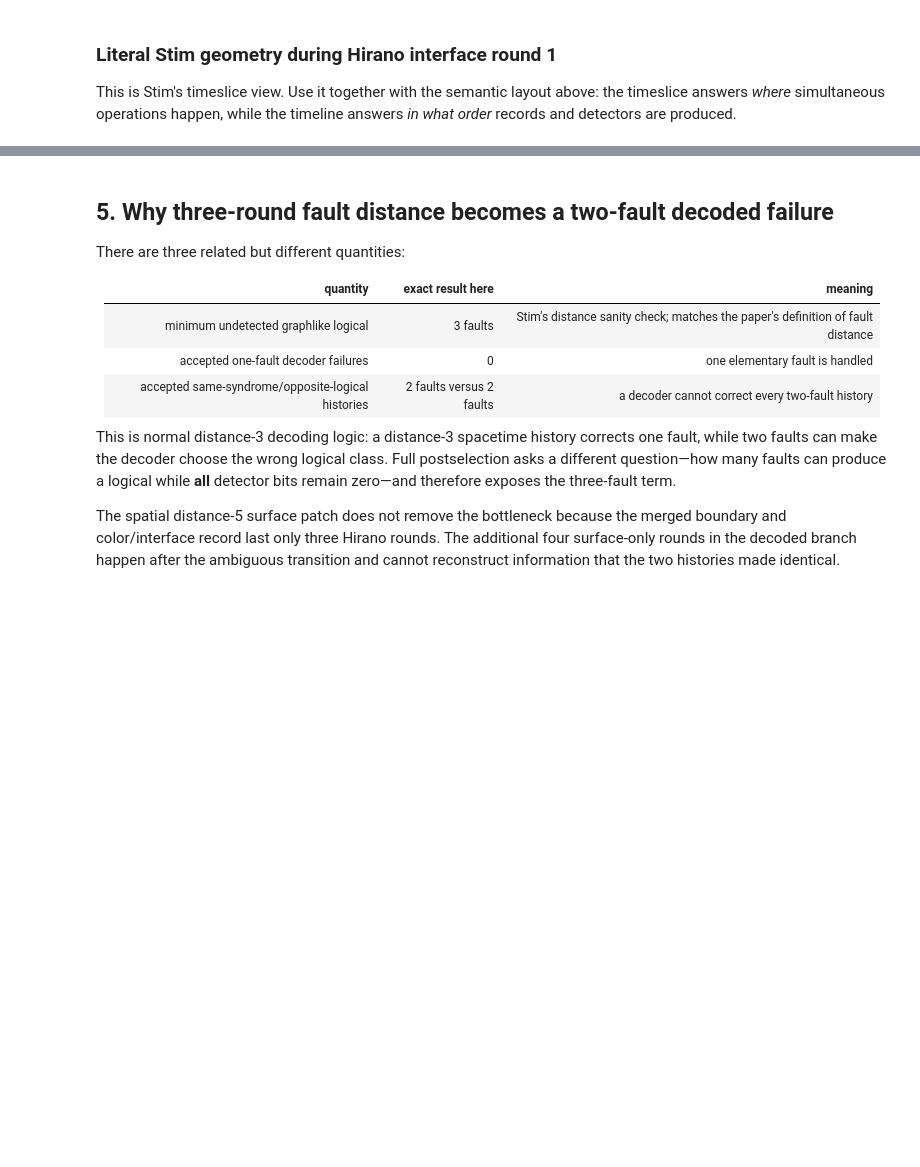
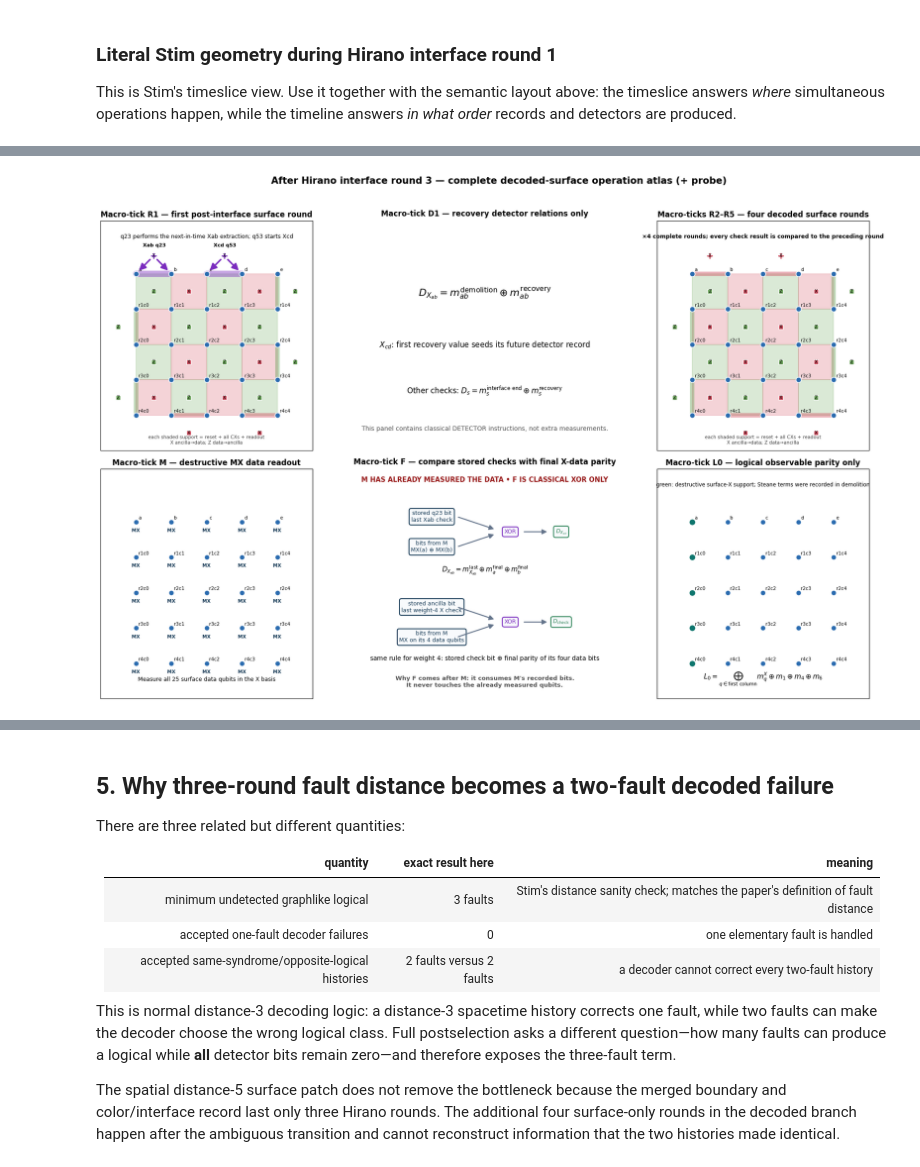
Before and after one commit to HaoranLiao/msc-ls, a Jupyter notebook: audit/hirano_protocol_circuits_and_fault_witnesses.ipynb, the cells around one changed output, grey strips where cells are left out. Drawn from its saved outputs; the diff is of its cells as text; code cells hidden in the pictures; blank space fills up the shorter version.

```diff
--- a/audit/hirano_protocol_circuits_and_fault_witnesses.ipynb
+++ b/audit/hirano_protocol_circuits_and_fault_witnesses.ipynb
@@ -313,0 +213,10 @@ plot_protocol_layout(
+# %%
+post_figure = plot_grouped_post_interface(
+    noiseless,
+    probe="+",
+    full_post_selection=False,
+)
+display(post_figure)
+plt.close(post_figure)
+# %% [output]
+[figure, added]
```
Also changed, not shown: parts of 30 cells of this notebook, 2 other files.
